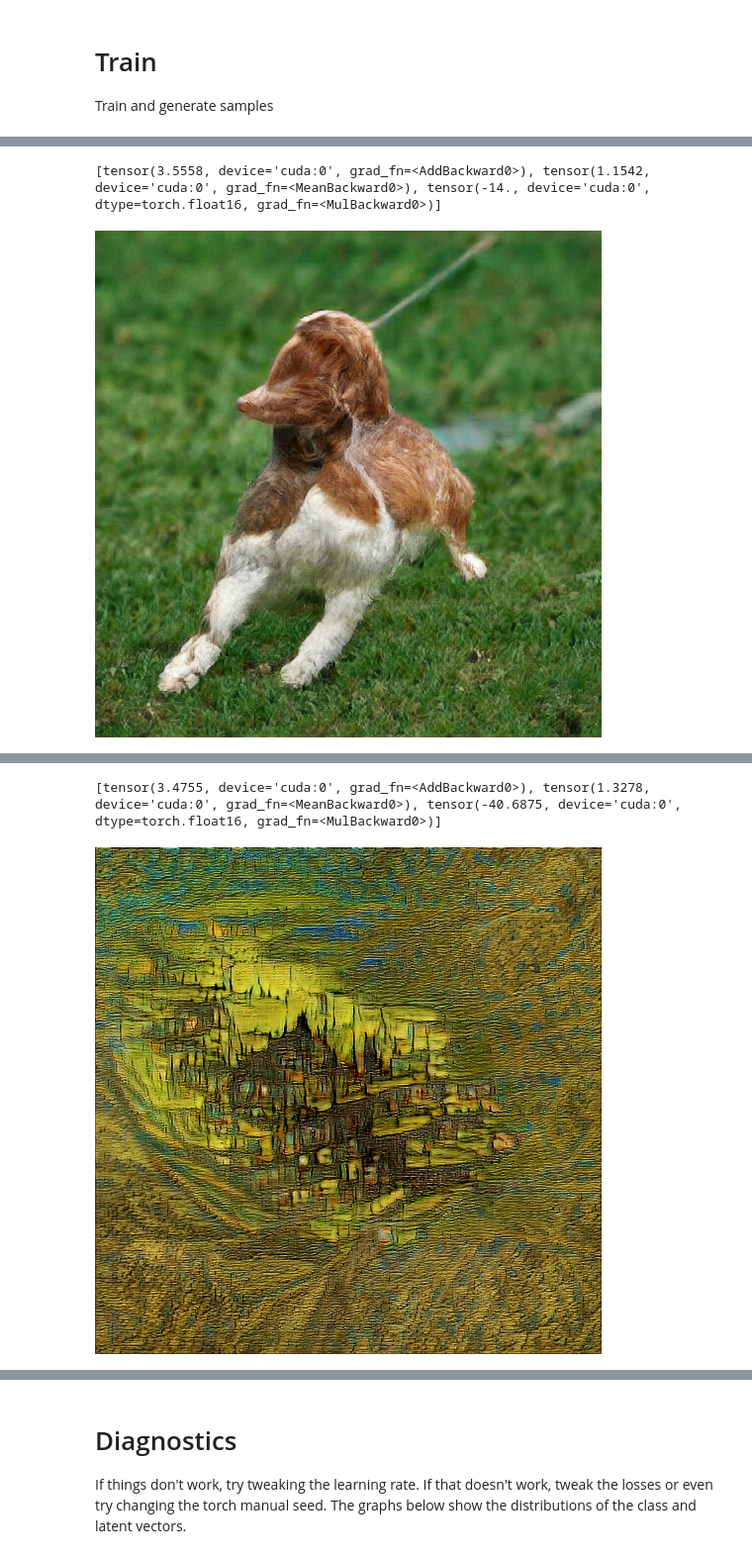
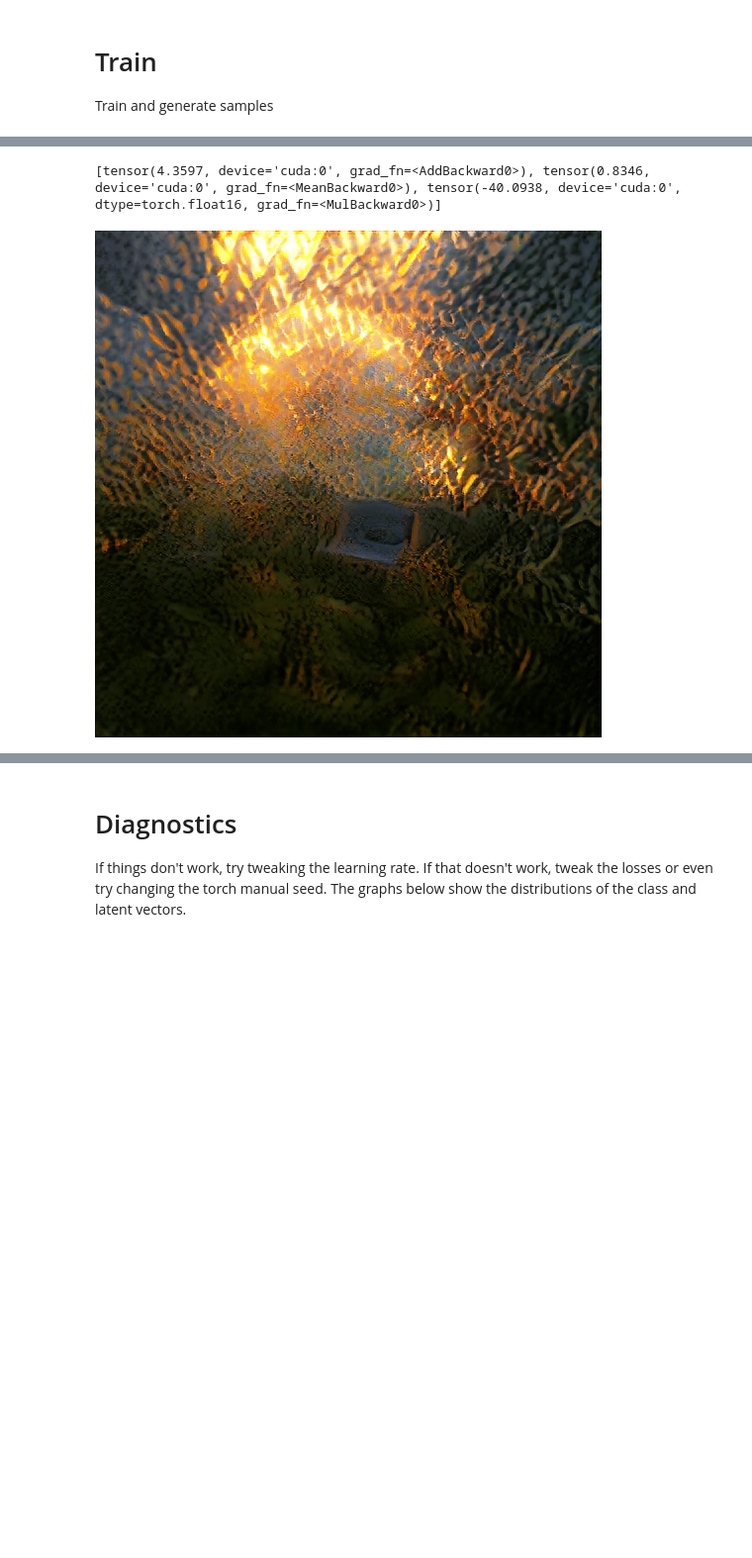
Before and after one commit to roberttwomey/visual-imagination, a Jupyter notebook: The_Big_Sleep_BigGANxCLIP.ipynb, the cells around one changed output, grey strips where cells are left out. Shown at 99% size. Drawn from its saved outputs; the diff is of its cells as text; code cells hidden in the pictures; blank space fills up the shorter version.

```diff
--- a/The_Big_Sleep_BigGANxCLIP.ipynb
+++ b/The_Big_Sleep_BigGANxCLIP.ipynb
@@ -5,8 +6,9 @@ This notebook utilizes CLIP to steer BigGAN towards images that match a textual
 
 ~It also dings.~
 # %%
-prompt = 'a photo of sunrise through a window'
-seed = 10
+prompt = 'sunrise through a window' #'a photo of sunrise through a window'
+seed = 255#10
+output_path = "/home/jovyan/work/output_bigsleep/"
 
 # don't need to change
 num_epochs = 10000
@@ -117,8 +118,8 @@ def displ(img, pre_scaled=True):
   img = np.transpose(img, (1, 2, 0))
   if not pre_scaled:
     img = scale(img, 48*4, 32*4)
-  imageio.imwrite(str(3) + '.png', np.array(img))
-  return display.Image(str(3)+'.png')
+  imageio.imwrite(output_path+str(3) + '.png', np.array(img))
+  return display.Image(output_path+str(3)+'.png')
 
 def gallery(array, ncols=2):
     nindex, height, width, intensity = array.shape
@@ -141,8 +142,8 @@ def get_all(img):
     cards[i] = card_padded(img[i])
   print(img.shape)
   cards = gallery(cards)
-  imageio.imwrite(str(3) + '.png', np.array(cards))
-  return display.Image(str(3)+'.png')
+  imageio.imwrite(output_path+str(3) + '.png', np.array(cards))
+  return display.Image(output_path+str(3)+'.png')
 # %% [markdown]
 # Generator
 
@@ -849,17 +844,17 @@ tensor([[-1.1258e+00, -1.1524e+00, -2.5058e-01,  ...,  1.1648e+00,
 
 Train and generate samples
 # %%
-
 def checkin(loss):
+  display.clear_output()
   print(loss)
   best = torch.topk(loss[2], k=1, largest=False)[1]
   with torch.no_grad():
     al = model(*lats(), 1)[best:best+1].cpu().numpy()
   for allls in al:
     displ(allls)
-    display.display(display.Image(str(3)+'.png'))
+    display.display(display.Image(output_path+str(3)+'.png'))
     print('\n')
-  output.eval_js('new Audio("https://freesound.org/data/previews/80/80921_1022651-lq.ogg").play()')
+#   output.eval_js('new Audio("https://freesound.org/data/previews/80/80921_1022651-lq.ogg").play()')
 
 
 def ascend_txt():
@@ -943,2 +938,2 @@ WARNING:root:Lossy conversion from float32 to uint8. Range [-0.9795808792114258,
-[tensor(3.5558, device='cuda:0', grad_fn=<AddBackward0>), tensor(1.1542, device='cuda:0', grad_fn=<MeanBackward0>), tensor(-14., device='cuda:0', dtype=torch.float16, grad_fn=<MulBackward0>)]
+[tensor(4.3597, device='cuda:0', grad_fn=<AddBackward0>), tensor(0.8346, device='cuda:0', grad_fn=<MeanBackward0>), tensor(-40.0938, device='cuda:0', dtype=torch.float16, grad_fn=<MulBackward0>)]
-[figure, old version]
+[figure, new version]
@@ -946,2 +940,0 @@ WARNING:root:Lossy conversion from float32 to uint8. Range [-0.9999723434448242,
-[tensor(3.4755, device='cuda:0', grad_fn=<AddBackward0>), tensor(1.3278, device='cuda:0', grad_fn=<MeanBackward0>), tensor(-40.6875, device='cuda:0', dtype=torch.float16, grad_fn=<MulBackward0>)]
-[figure, removed]
```
Also changed, not shown: parts of 10 cells of this notebook, 3 other files.
